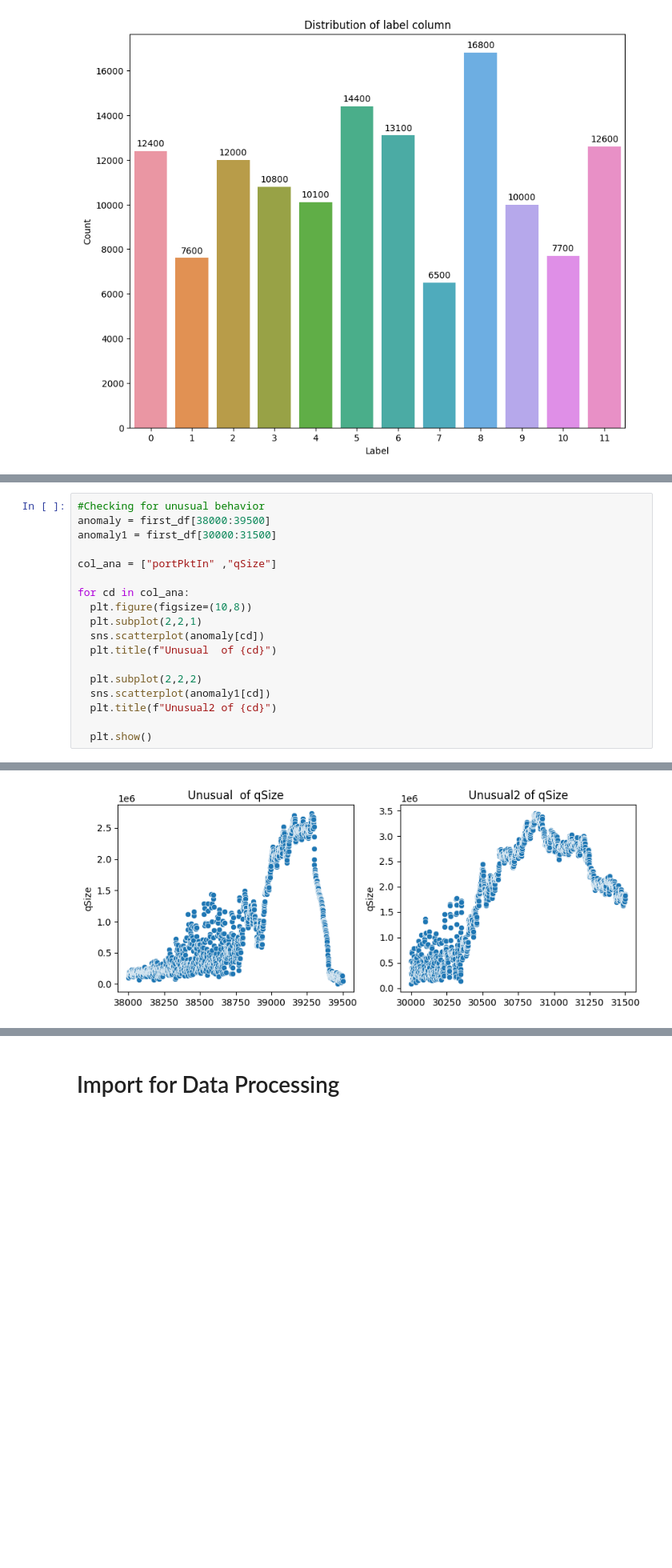
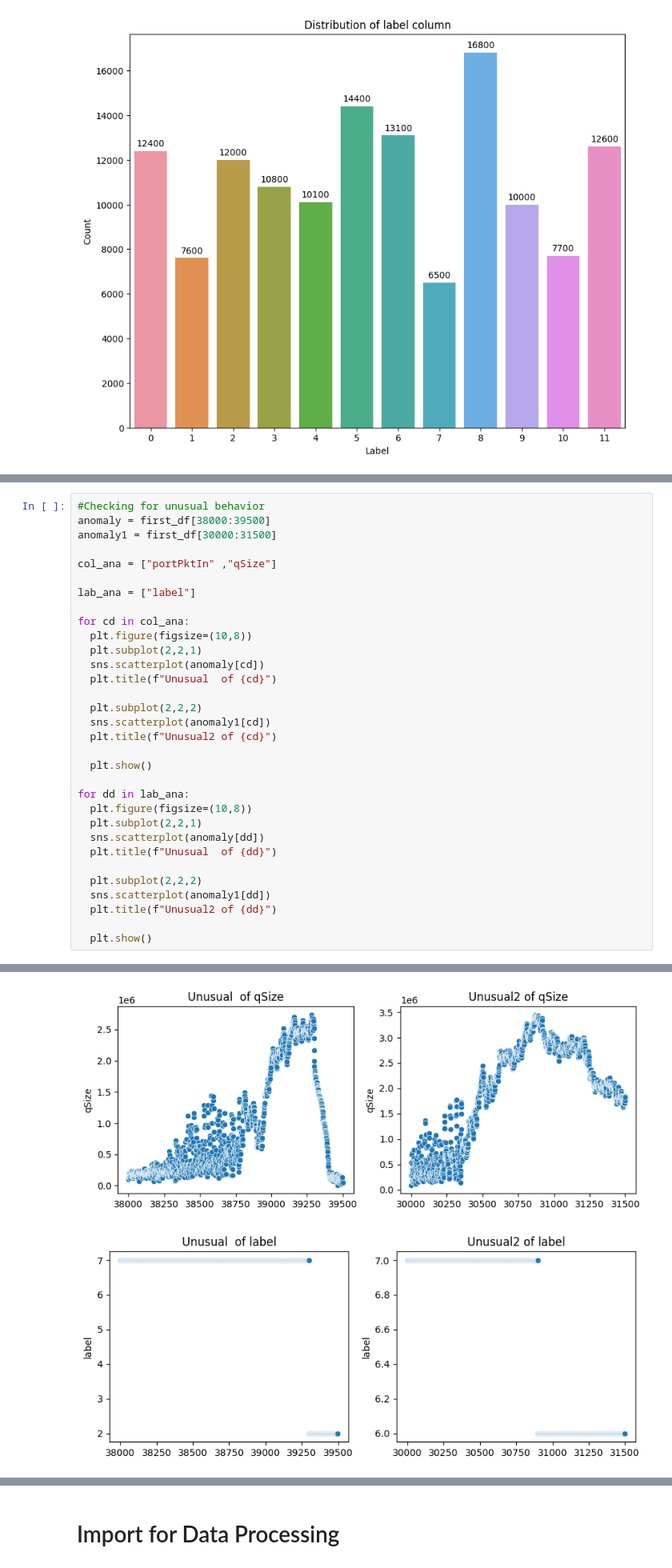
Before and after one commit to Flibbertigibbert/Zindi-Network-traffic-project, a Jupyter notebook: Network_Traffic.ipynb, the cells around one changed output, grey strips where cells are left out. Shown at 80% size. Drawn from its saved outputs; the diff is of its cells as text; blank space fills up the shorter version.

```diff
--- a/Network_Traffic.ipynb
+++ b/Network_Traffic.ipynb
@@ -153,21 +150,36 @@ Lets look into those entries.
 # %%
 #Checking for unusual behavior
 anomaly = first_df[38000:39500]
 anomaly1 = first_df[30000:31500]
 
 col_ana = ["portPktIn" ,"qSize"]
+
+lab_ana = ["label"]
 
 for cd in col_ana:
   plt.figure(figsize=(10,8))
   plt.subplot(2,2,1)
   sns.scatterplot(anomaly[cd])
   plt.title(f"Unusual  of {cd}")
 
   plt.subplot(2,2,2)
   sns.scatterplot(anomaly1[cd])
   plt.title(f"Unusual2 of {cd}")
 
   plt.show()
+
+for dd in lab_ana:
+  plt.figure(figsize=(10,8))
+  plt.subplot(2,2,1)
+  sns.scatterplot(anomaly[dd])
+  plt.title(f"Unusual  of {dd}")
+
+  plt.subplot(2,2,2)
+  sns.scatterplot(anomaly1[dd])
+  plt.title(f"Unusual2 of {dd}")
+
+  plt.show()
 # %% [output]
 [figure]
 [figure]
+[figure, added]
```
Also changed, not shown: parts of 76 cells of this notebook.
